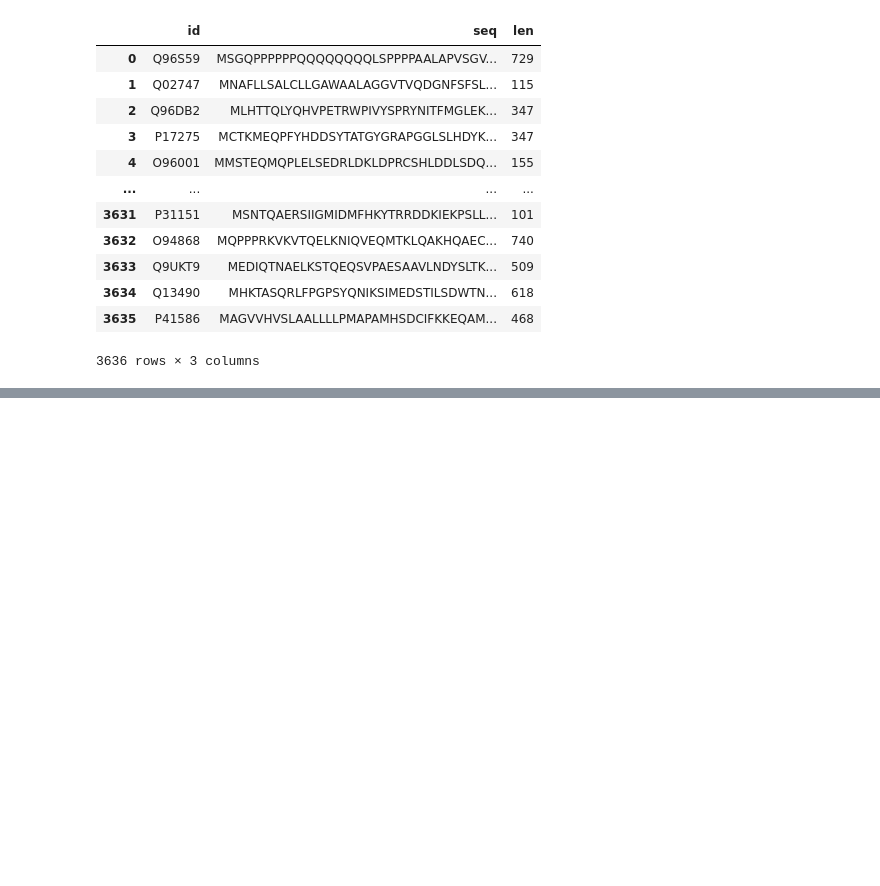
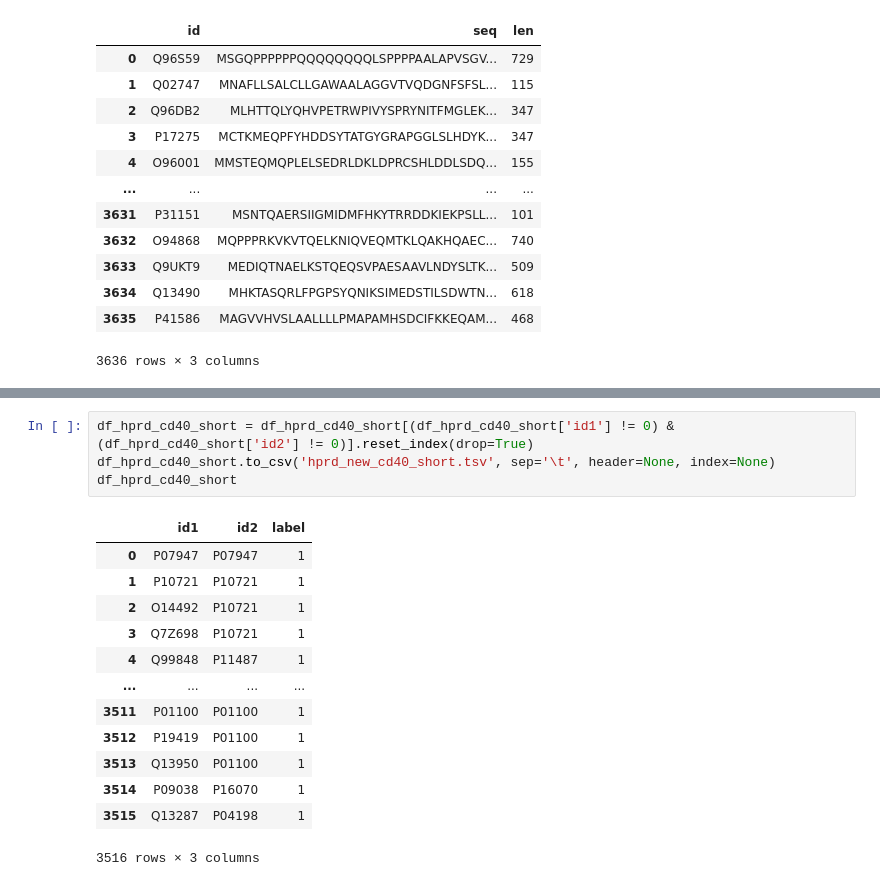
Before and after one commit to anhvt00/MCAPS, a Jupyter notebook: data/External-test-datasets/HPRD-2010-new/Non-redundant/prep_non_redundant.ipynb, the cells around one changed output, grey strips where cells are left out. Drawn from its saved outputs; the diff is of its cells as text; blank space fills up the shorter version.

```diff
--- a/data/External-test-datasets/HPRD-2010-new/Non-redundant/prep_non_redundant.ipynb
+++ b/data/External-test-datasets/HPRD-2010-new/Non-redundant/prep_non_redundant.ipynb
@@ -72,0 +102,18 @@ df_hprd_id_seq_cd40_short
+# %%
+df_hprd_cd40_short = df_hprd_cd40_short[(df_hprd_cd40_short['id1'] != 0) & (df_hprd_cd40_short['id2'] != 0)].reset_index(drop=True)
+df_hprd_cd40_short.to_csv('hprd_new_cd40_short.tsv', sep='\t', header=None, index=None)
+df_hprd_cd40_short
+# %% [output]
+|  | id1 | id2 | label |
+| 0 | P07947 | P07947 | 1 |
+| 1 | P10721 | P10721 | 1 |
+| 2 | O14492 | P10721 | 1 |
+| 3 | Q7Z698 | P10721 | 1 |
+| 4 | Q99848 | P11487 | 1 |
+| ... | ... | ... | ... |
+| 3511 | P01100 | P01100 | 1 |
+| 3512 | P19419 | P01100 | 1 |
+| 3513 | Q13950 | P01100 | 1 |
+| 3514 | P09038 | P16070 | 1 |
+| 3515 | Q13287 | P04198 | 1 |
+3516 rows × 3 columns
```
Also changed, not shown: parts of 2 cells of this notebook.
